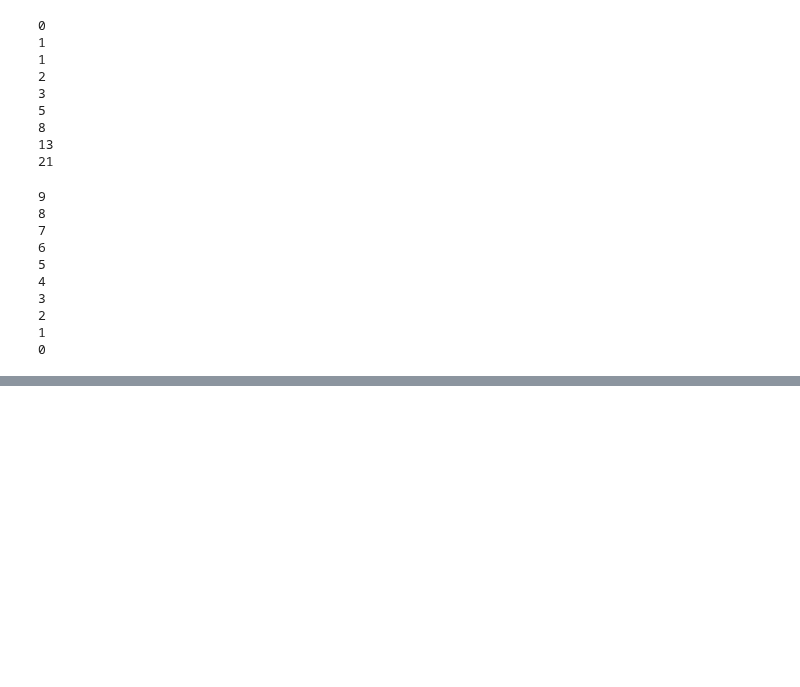
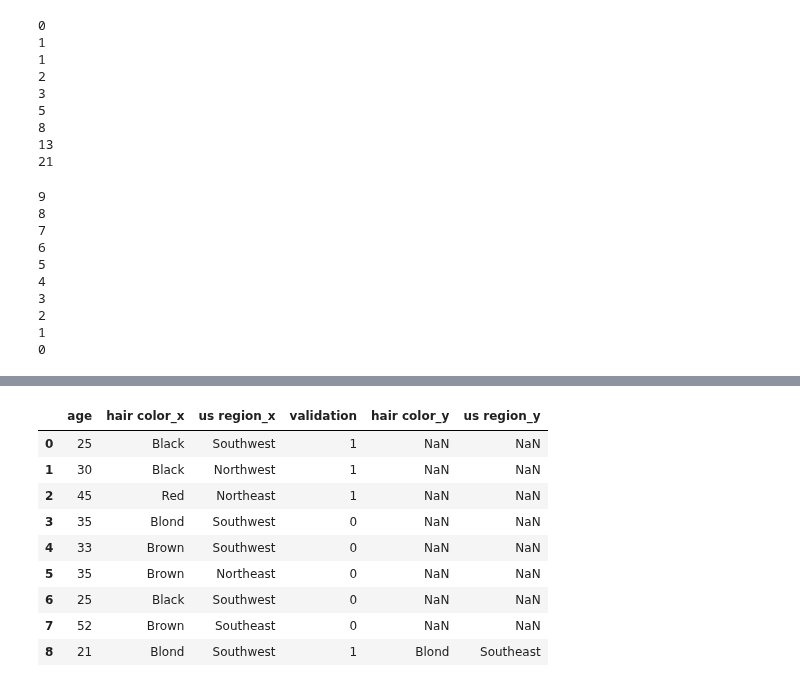
Before and after one commit to pradeepmaradugu/colab, a Jupyter notebook: Assignment.ipynb, the cells around one changed output, grey strips where cells are left out. Cells and saved outputs as stored; diff of their text form; code cells hidden in the pictures; blank space fills up the shorter version.

```diff
--- a/Assignment.ipynb
+++ b/Assignment.ipynb
@@ -100,0 +384,14 @@ for i in range(len(l1)):
+# %%
+new_df = pd.merge(df3,df4,how = 'left', on = ['validation','age'])
+new_df
+# %% [output]
+|  | age | hair color_x | us region_x | validation | hair color_y | us region_y |
+| 0 | 25 | Black | Southwest | 1 | NaN | NaN |
+| 1 | 30 | Black | Northwest | 1 | NaN | NaN |
+| 2 | 45 | Red | Northeast | 1 | NaN | NaN |
+| 3 | 35 | Blond | Southwest | 0 | NaN | NaN |
+| 4 | 33 | Brown | Southwest | 0 | NaN | NaN |
+| 5 | 35 | Brown | Northeast | 0 | NaN | NaN |
+| 6 | 25 | Black | Southwest | 0 | NaN | NaN |
+| 7 | 52 | Brown | Southeast | 0 | NaN | NaN |
+| 8 | 21 | Blond | Southwest | 1 | Blond | Southeast |
```
Also changed, not shown: parts of 28 cells of this notebook.
